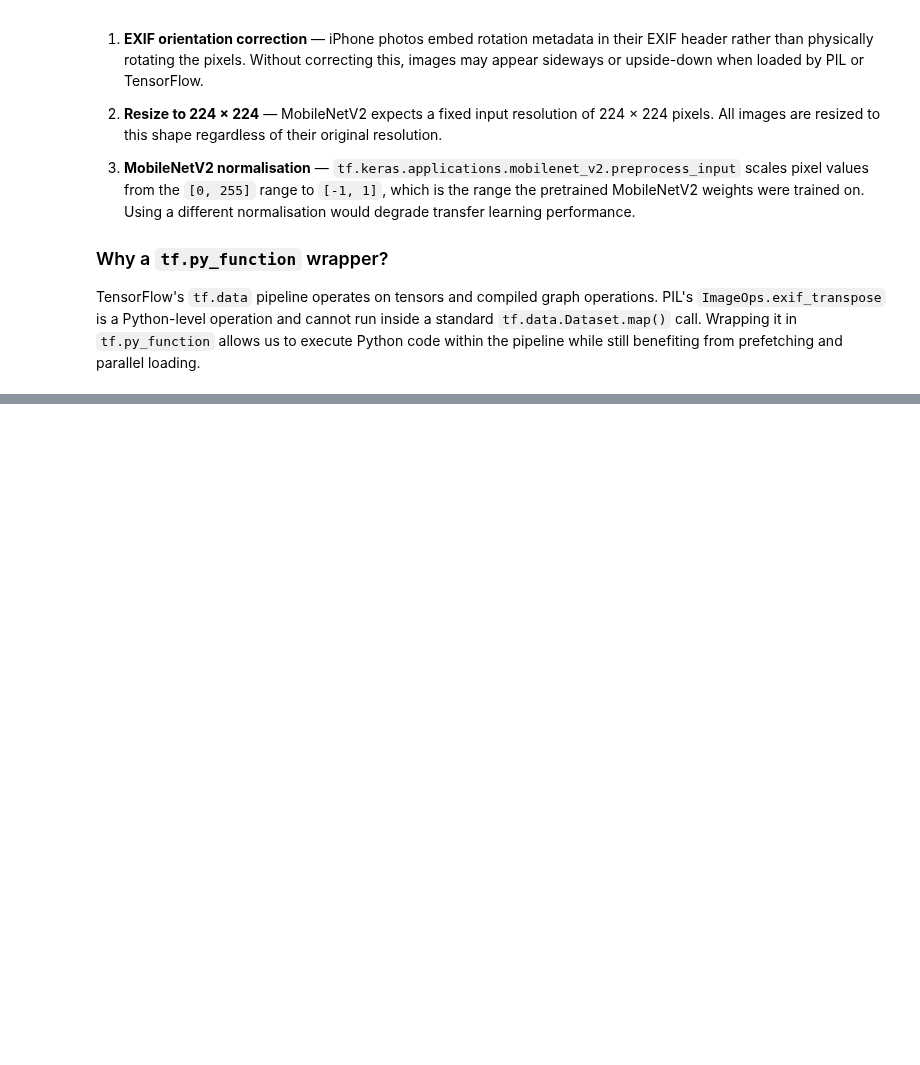
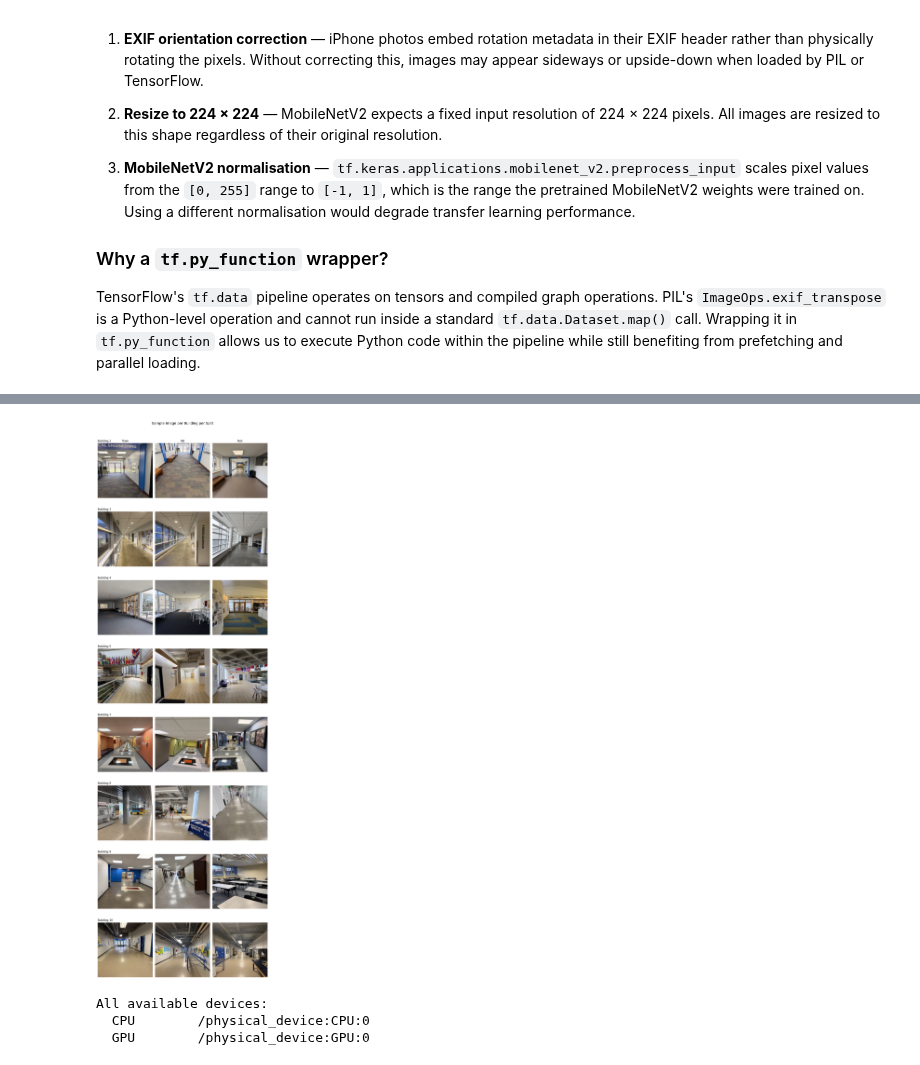
Before and after one commit to AdamNajajreh/WhereAmI-LTU-, a Jupyter notebook: notebooks/pre-processing_data.ipynb, the cells around one changed output, grey strips where cells are left out. Cells and saved outputs as stored; diff of their text form; code cells hidden in the pictures; blank space fills up the shorter version.

```diff
--- a/notebooks/pre-processing_data.ipynb
+++ b/notebooks/pre-processing_data.ipynb
@@ -265,0 +362,50 @@ def load_and_preprocess(path, label):
+# %%
+def load_display_image(path):
+    """Load an image from disk with EXIF correction for display (no normalisation)."""
+    with Image.open(path) as img:
+        img = ImageOps.exif_transpose(img)
+        img = img.convert("RGB")
+        img = img.resize(IMAGE_SIZE, Image.BILINEAR)
+    return img
+
+
+splits = {
+    "Train": (X_train, y_train),
+    "Val":   (X_val,   y_val),
+    "Test":  (X_test,  y_test),
+}
+
+fig, axes = plt.subplots(len(class_names), 3, figsize=(10, 4 * len(class_names)))
+
+for row, (idx, name) in enumerate(enumerate(class_names)):
+    for col, (split_name, (paths, lbls)) in enumerate(splits.items()):
+
+        # Get all image paths belonging to this class in this split
+        class_paths = paths[lbls == idx]
+
+        # Randomly pick one
+        chosen = random.choice(class_paths)
+        img = load_display_image(chosen)
+
+        axes[row, col].imshow(img)
+        axes[row, col].axis("off")
+
+        # Label first column with building name, label top row with split name
+        if col == 0:
+            axes[row, col].set_title(f"Building {name}", fontsize=11, loc="left")
+        if row == 0:
+            axes[row, col].set_title(f"{split_name}", fontsize=11, loc="center")
+
+plt.suptitle("Sample Image per Building per Split", fontsize=14, y=1.01)
+plt.tight_layout()
+plt.show()
+# %% [output]
+[figure, added]
+# %%
+print("All available devices:")
+for device in tf.config.list_physical_devices():
+    print(f"  {device.device_type:<10} {device.name}")
+# %% [output]
+All available devices:
+  CPU        /physical_device:CPU:0
+  GPU        /physical_device:GPU:0
```
Also changed, not shown: parts of 6 cells of this notebook, 8 other files.
